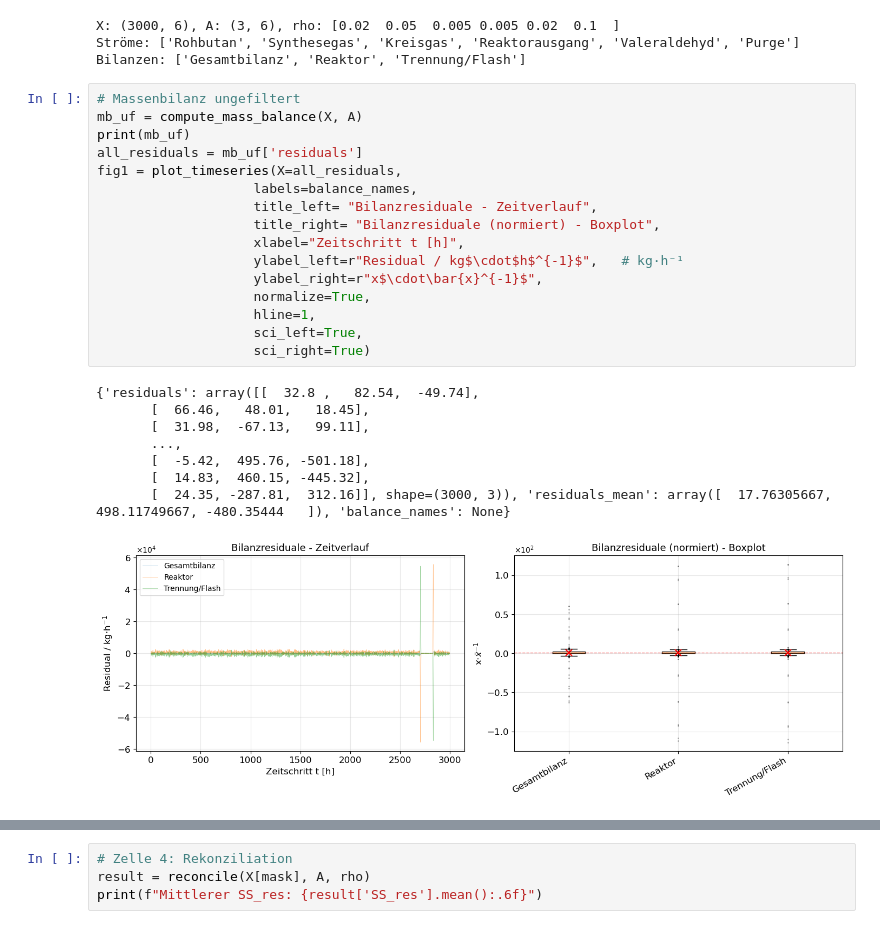
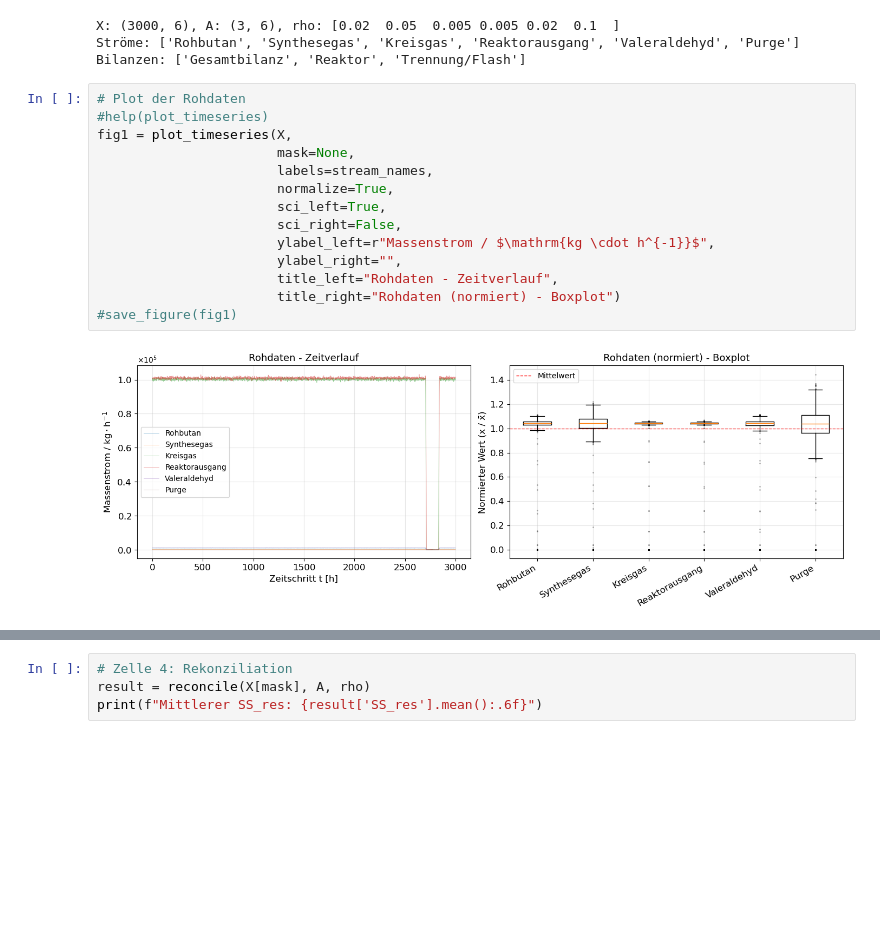
Before and after one commit to PhilippKretzschmar/data-reconciliation, a Jupyter notebook: notebooks/Untitled.ipynb, the cells around one changed output, grey strips where cells are left out. Drawn from its saved outputs; the diff is of its cells as text; blank space fills up the shorter version.

```diff
--- a/notebooks/Untitled.ipynb
+++ b/notebooks/Untitled.ipynb
@@ -27,29 +27,20 @@ print(f"Bilanzen: {balance_names}")
 X: (3000, 6), A: (3, 6), rho: [0.02  0.05  0.005 0.005 0.02  0.1  ]
 Ströme: ['Rohbutan', 'Synthesegas', 'Kreisgas', 'Reaktorausgang', 'Valeraldehyd', 'Purge']
 Bilanzen: ['Gesamtbilanz', 'Reaktor', 'Trennung/Flash']
-# %%
-# Massenbilanz ungefiltert
-mb_uf = compute_mass_balance(X, A)
-print(mb_uf)
-all_residuals = mb_uf['residuals']
-fig1 = plot_timeseries(X=all_residuals,
-                    labels=balance_names,
-                    title_left= "Bilanzresiduale - Zeitverlauf",
-                    title_right= "Bilanzresiduale (normiert) - Boxplot",
-                    xlabel="Zeitschritt t [h]",
-                    ylabel_left=r"Residual / kg$\cdot$h$^{-1}$",   # kg·h⁻¹
-                    ylabel_right=r"x$\cdot\bar{x}^{-1}$",
-                    normalize=True,
-                    hline=1,
-                    sci_left=True,
-                    sci_right=True)
-# %% [output]
-{'residuals': array([[  32.8 ,   82.54,  -49.74],
-       [  66.46,   48.01,   18.45],
-       [  31.98,  -67.13,   99.11],
-       ...,
-       [  -5.42,  495.76, -501.18],
-       [  14.83,  460.15, -445.32],
-       [  24.35, -287.81,  312.16]], shape=(3000, 3)), 'residuals_mean': array([  17.76305667,  498.11749667, -480.35444   ]), 'balance_names': None}
-[figure, removed]
+# %%
+# Plot der Rohdaten
+#help(plot_timeseries)
+fig1 = plot_timeseries(X,
+                       mask=None,
+                       labels=stream_names,
+                       normalize=True,
+                       sci_left=True,
+                       sci_right=False,
+                       ylabel_left=r"Massenstrom / $\mathrm{kg \cdot h^{-1}}$",
+                       ylabel_right="",
+                       title_left="Rohdaten - Zeitverlauf",
+                       title_right="Rohdaten (normiert) - Boxplot")
+#save_figure(fig1)
+# %% [output]
+[figure, added]
 # %%
```
Also changed, not shown: parts of 3 cells of this notebook, 6 other files.
